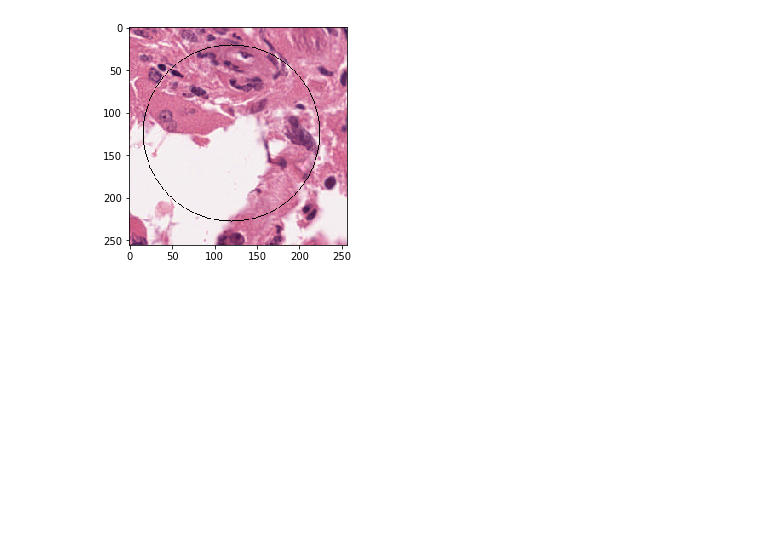
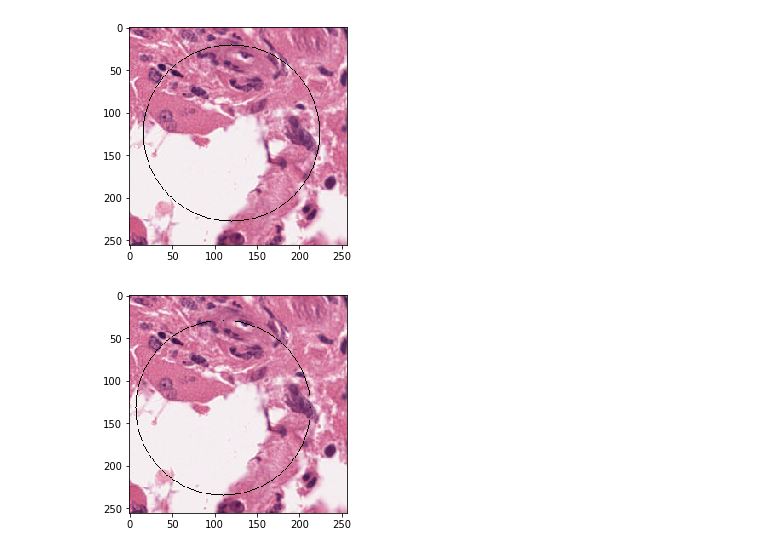
Before and after one commit to sraja2911/glioma_histo_img_classifier_lob, a Jupyter notebook: k_means_circle_fit_algorithm.ipynb, the cells around one changed output. Saved outputs shown, nothing was run; the diff lists cells and outputs as text; code cells hidden in the pictures; blank space fills up the shorter version.

```diff
--- a/k_means_circle_fit_algorithm.ipynb
+++ b/k_means_circle_fit_algorithm.ipynb
@@ -377,3 +377,22 @@ plt.imshow(cv2.cvtColor(im, cv2.COLOR_BGR2RGB))
 plt.show()
 # %% [output]
 [figure]
+# %%
+# Cluster_1_1 Circle (Largest Object Circle) generation
+cluste_1_1_len=len(cluster_1_1x)
+cluster_1_1_x, cluster_1_1_y, cluster_1_1_radius = circle_fit(cluster_1_1x, cluster_1_1y, cluste_1_1_len)
+
+inputImageFile = ('/media/raj/Raj1_5/10ktiles/train/gbm/TCGA-02-0001-01Z-00-DX2_20x_4768_25216_256x256.png')  # H&E.png
+imOrig = skimage.io.imread(inputImageFile)[:, :, :3]
+
+imInput = imOrig.copy()
+cv2.circle(imInput,(int(round(cluster_1_1_x)),int(round(cluster_1_1_y))),int(round(cluster_1_1_radius)), 3)
+cv2.imwrite('/home/raj/Downloads/cluster_1_1_TCGA-02-0001-01Z-00-DX2_20x_4768_25216_256x256.png',
+            cv2.cvtColor(imInput, cv2.COLOR_RGB2BGR))
+
+im = cv2.imread('/home/raj/Downloads/cluster_1_1_TCGA-02-0001-01Z-00-DX2_20x_4768_25216_256x256.png')
+
+plt.imshow(cv2.cvtColor(im, cv2.COLOR_BGR2RGB))
+plt.show()
+# %% [output]
+[figure, added]
```
Also changed, not shown: parts of 5 cells of this notebook, 1 other file.
